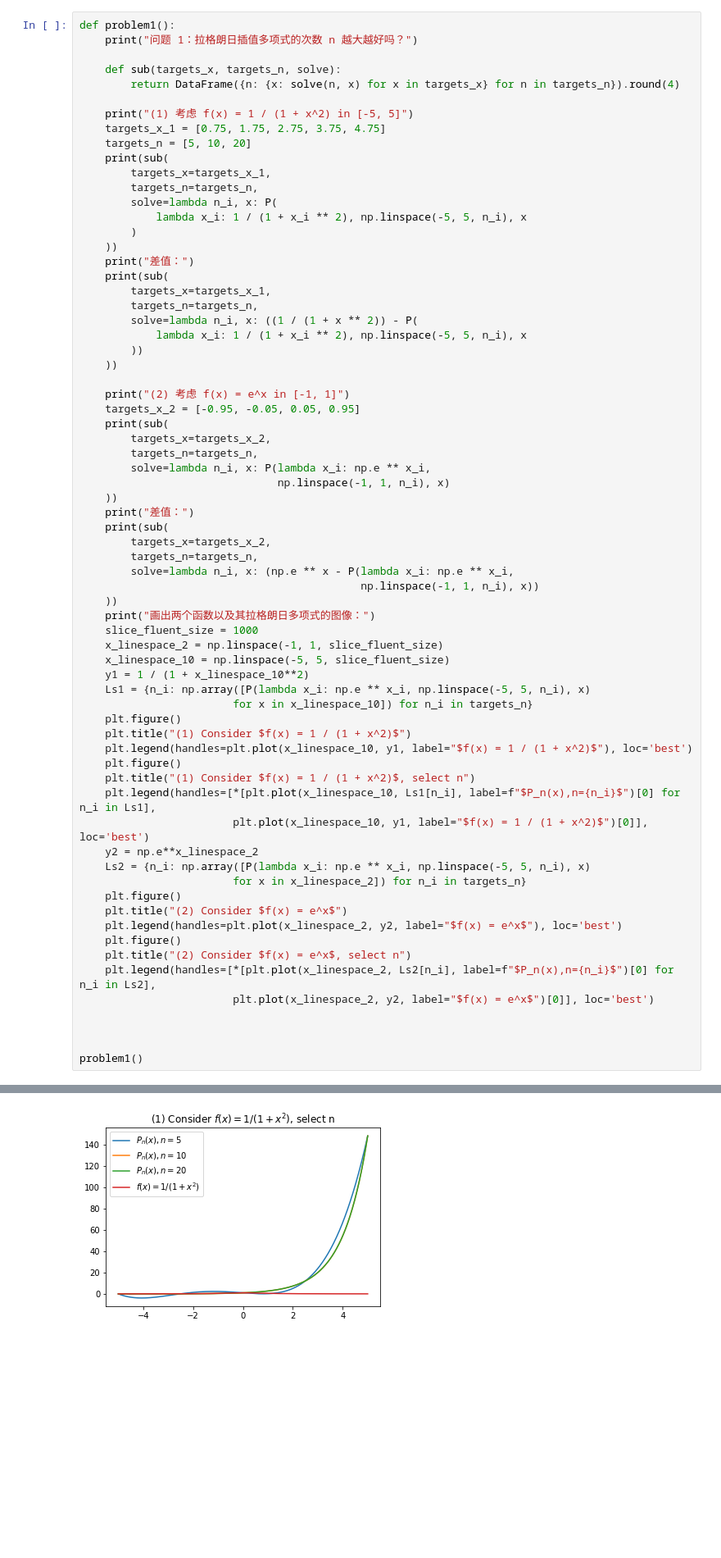
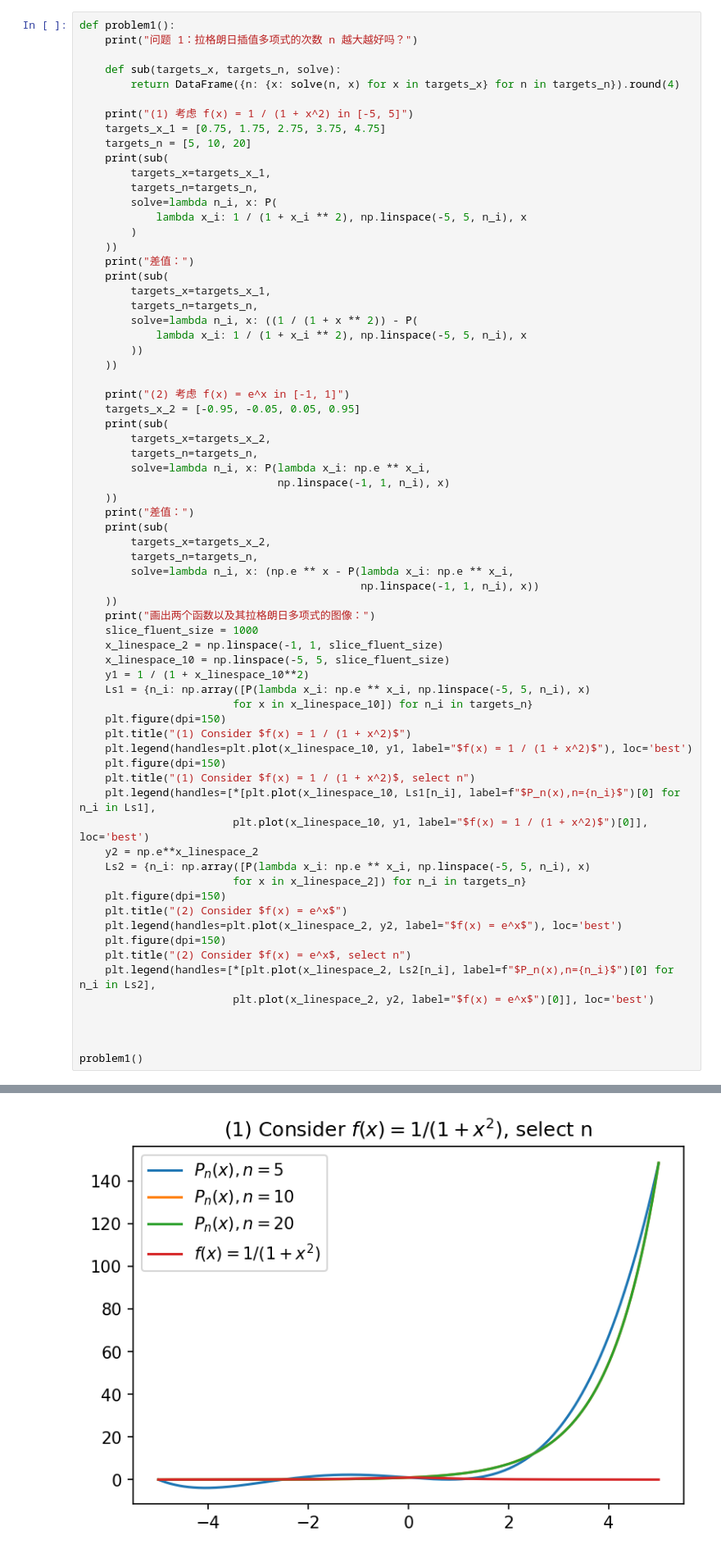
Before and after one commit to chiro2001/computational-methods-lab, a Jupyter notebook: notebooks/实验一.ipynb, the cells around one changed output, grey strips where cells are left out. Shown at 82% size. Saved outputs shown, nothing was run; the diff lists cells and outputs as text; blank space fills up the shorter version.

```diff
--- a/notebooks/实验一.ipynb
+++ b/notebooks/实验一.ipynb
@@ -144,20 +144,20 @@ def problem1():
     y1 = 1 / (1 + x_linespace_10**2)
     Ls1 = {n_i: np.array([P(lambda x_i: np.e ** x_i, np.linspace(-5, 5, n_i), x)
                         for x in x_linespace_10]) for n_i in targets_n}
-    plt.figure()
+    plt.figure(dpi=150)
     plt.title("(1) Consider $f(x) = 1 / (1 + x^2)$")
     plt.legend(handles=plt.plot(x_linespace_10, y1, label="$f(x) = 1 / (1 + x^2)$"), loc='best')
-    plt.figure()
+    plt.figure(dpi=150)
     plt.title("(1) Consider $f(x) = 1 / (1 + x^2)$, select n")
     plt.legend(handles=[*[plt.plot(x_linespace_10, Ls1[n_i], label=f"$P_n(x),n={n_i}$")[0] for n_i in Ls1],
                         plt.plot(x_linespace_10, y1, label="$f(x) = 1 / (1 + x^2)$")[0]], loc='best')
     y2 = np.e**x_linespace_2
     Ls2 = {n_i: np.array([P(lambda x_i: np.e ** x_i, np.linspace(-5, 5, n_i), x)
                         for x in x_linespace_2]) for n_i in targets_n}
-    plt.figure()
+    plt.figure(dpi=150)
     plt.title("(2) Consider $f(x) = e^x$")
     plt.legend(handles=plt.plot(x_linespace_2, y2, label="$f(x) = e^x$"), loc='best')
-    plt.figure()
+    plt.figure(dpi=150)
     plt.title("(2) Consider $f(x) = e^x$, select n")
     plt.legend(handles=[*[plt.plot(x_linespace_2, Ls2[n_i], label=f"$P_n(x),n={n_i}$")[0] for n_i in Ls2],
                         plt.plot(x_linespace_2, y2, label="$f(x) = e^x$")[0]], loc='best')
@@ -187 +187 @@ problem1()
-[figure, old version]
+[figure, new version]
```
Also changed, not shown: parts of 2 cells of this notebook, 1 other file.
